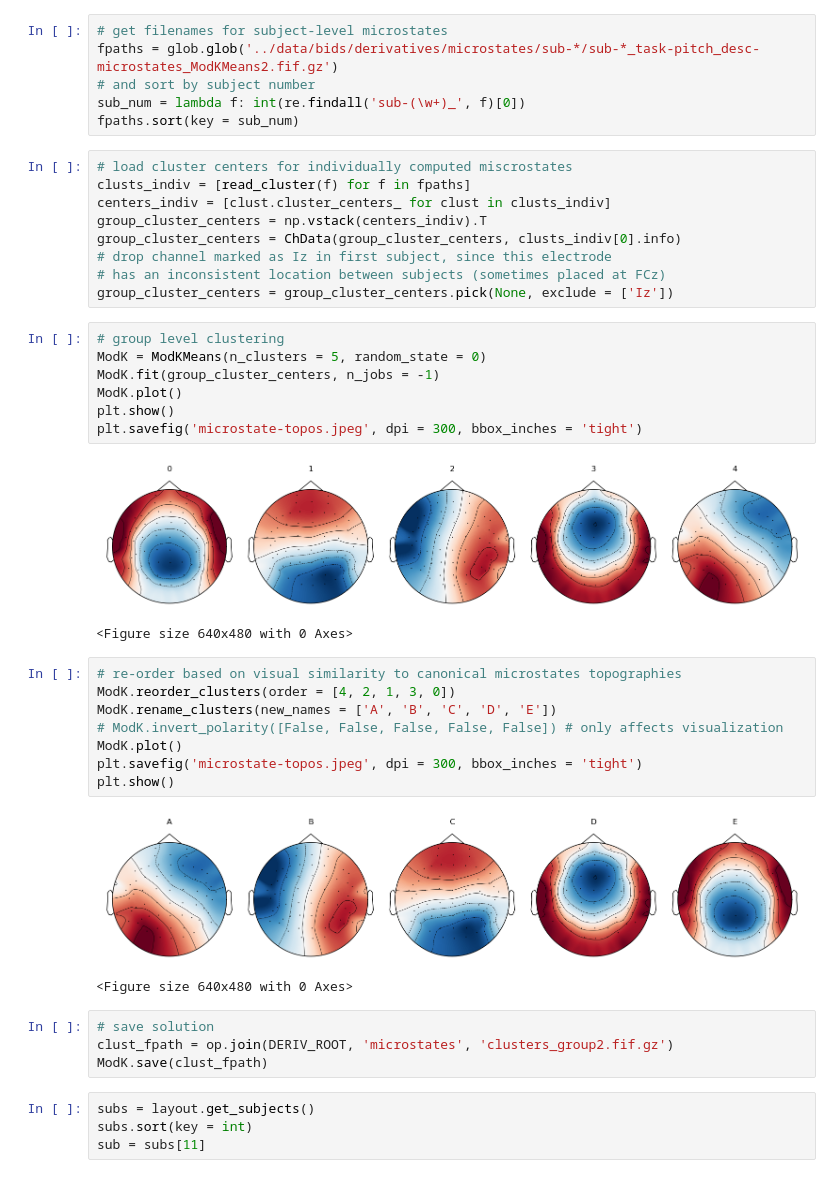
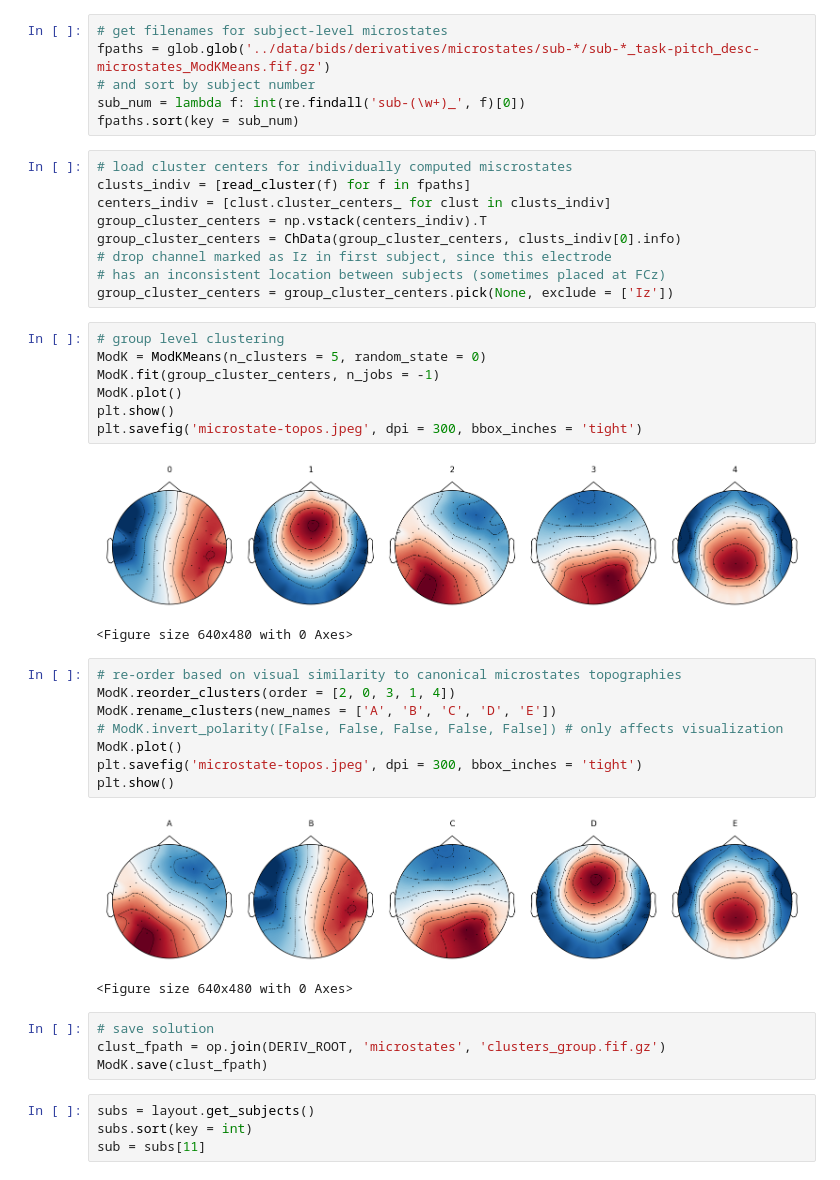
Before and after one commit to letitiayhho/tone-target-monitoring, a Jupyter notebook: analysis/microstates.ipynb, the cells around one changed output. Saved outputs shown, nothing was run; the diff lists cells and outputs as text.

Commit message:
Update microstates analyses

```diff
--- a/analysis/microstates.ipynb
+++ b/analysis/microstates.ipynb
@@ -25,7 +25,7 @@ MIN_TRIAL_CUTOFF = 100 # subjects must have this many trials in *every* conditio
 layout = BIDSLayout(BIDS_ROOT, derivatives = True)
 # %%
 # get filenames for subject-level microstates
-fpaths = glob.glob('../data/bids/derivatives/microstates/sub-*/sub-*_task-pitch_desc-microstates_ModKMeans2.fif.gz')
+fpaths = glob.glob('../data/bids/derivatives/microstates/sub-*/sub-*_task-pitch_desc-microstates_ModKMeans.fif.gz')
 # and sort by subject number
 sub_num = lambda f: int(re.findall('sub-(\w+)_', f)[0])
 fpaths.sort(key = sub_num)
@@ -46,22 +46,22 @@ ModK.plot()
 plt.show()
 plt.savefig('microstate-topos.jpeg', dpi = 300, bbox_inches = 'tight')
 # %% [output]
-[figure, old version]
+[figure, new version]
 <Figure size 640x480 with 0 Axes>
 # %%
 # re-order based on visual similarity to canonical microstates topographies
-ModK.reorder_clusters(order = [4, 2, 1, 3, 0])
+ModK.reorder_clusters(order = [2, 0, 3, 1, 4])
 ModK.rename_clusters(new_names = ['A', 'B', 'C', 'D', 'E'])
 # ModK.invert_polarity([False, False, False, False, False]) # only affects visualization
 ModK.plot()
 plt.savefig('microstate-topos.jpeg', dpi = 300, bbox_inches = 'tight')
 plt.show()
 # %% [output]
-[figure, old version]
+[figure, new version]
 <Figure size 640x480 with 0 Axes>
 # %%
 # save solution
-clust_fpath = op.join(DERIV_ROOT, 'microstates', 'clusters_group2.fif.gz')
+clust_fpath = op.join(DERIV_ROOT, 'microstates', 'clusters_group.fif.gz')
 ModK.save(clust_fpath)
 # %%
 subs = layout.get_subjects()
```
Also changed, not shown: parts of 18 cells of this notebook, 1 other file.
